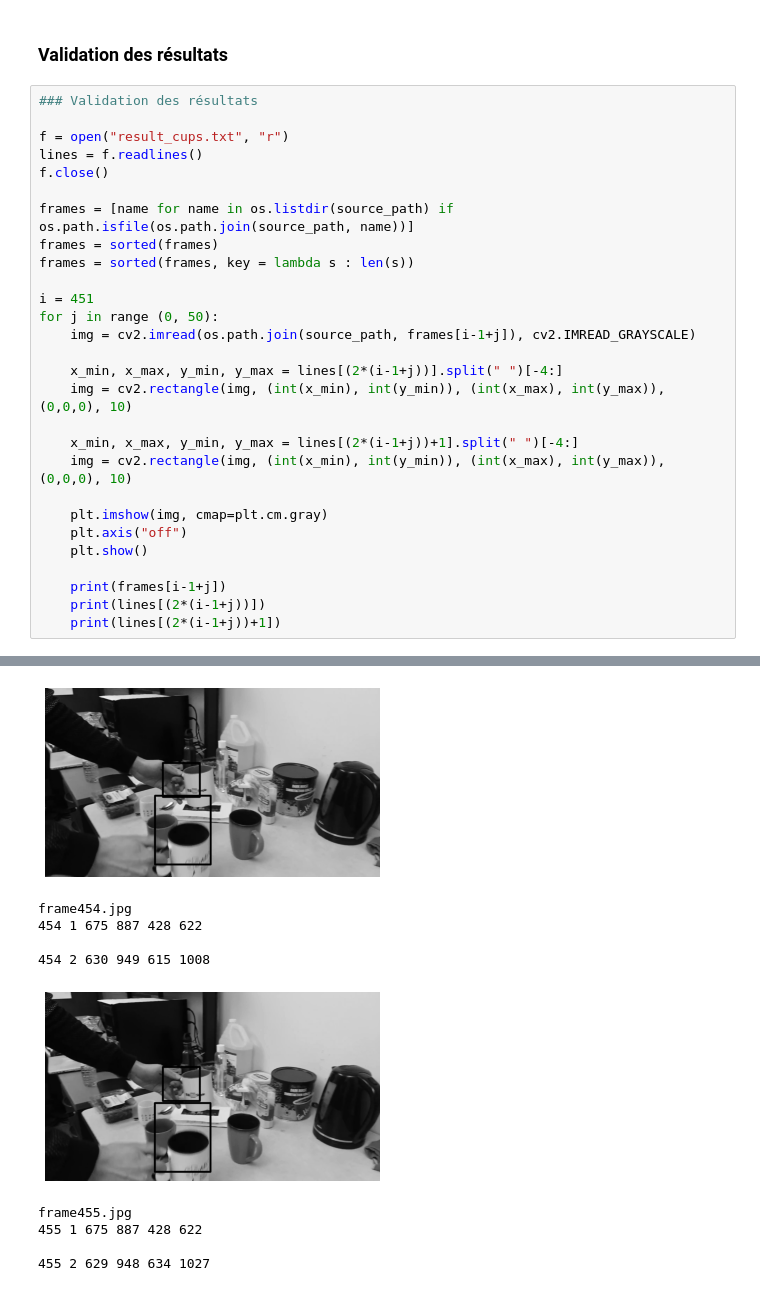
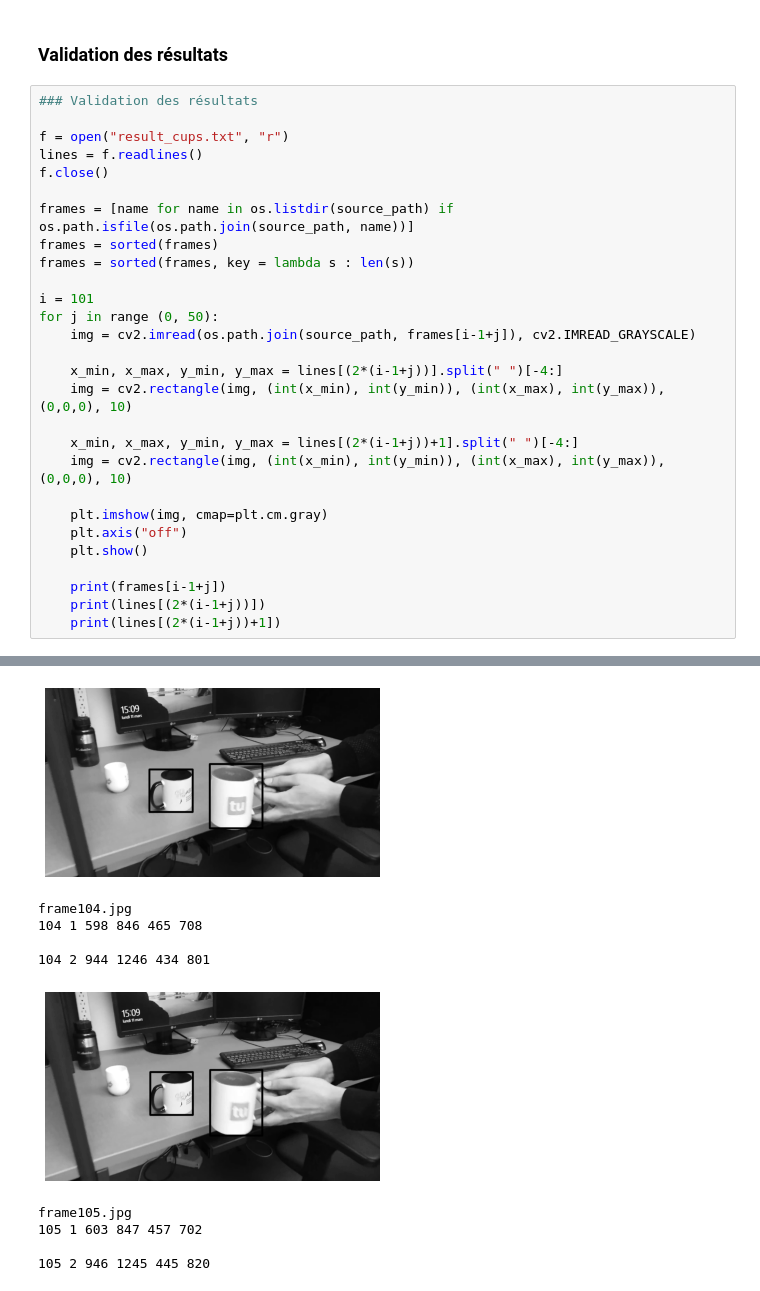
Before and after one commit to Mabelal/inf6804, a Jupyter notebook: TP3/TP3_1805679_1840713.ipynb, the cells around one changed output, grey strips where cells are left out. Saved outputs shown, nothing was run; the diff lists cells and outputs as text.

```diff
--- a/TP3/TP3_1805679_1840713.ipynb
+++ b/TP3/TP3_1805679_1840713.ipynb
@@ -312,7 +328,7 @@ frames = [name for name in os.listdir(source_path) if os.path.isfile(os.path.joi
 frames = sorted(frames)
 frames = sorted(frames, key = lambda s : len(s))
 
-i = 451
+i = 101
 for j in range (0, 50):
     img = cv2.imread(os.path.join(source_path, frames[i-1+j]), cv2.IMREAD_GRAYSCALE)
 
@@ -348,10 +364,10 @@ frame453.jpg
-[figure, old version]
+[figure, new version]
-frame454.jpg
-454 1 675 887 428 622
+frame104.jpg
+104 1 598 846 465 708
 
-454 2 630 949 615 1008
+104 2 944 1246 434 801
-[figure, old version]
+[figure, new version]
-frame455.jpg
-455 1 675 887 428 622
+frame105.jpg
+105 1 603 847 457 702
 
-455 2 629 948 634 1027
+105 2 946 1245 445 820
```
Also changed, not shown: parts of 2 cells of this notebook, 1 other file.
